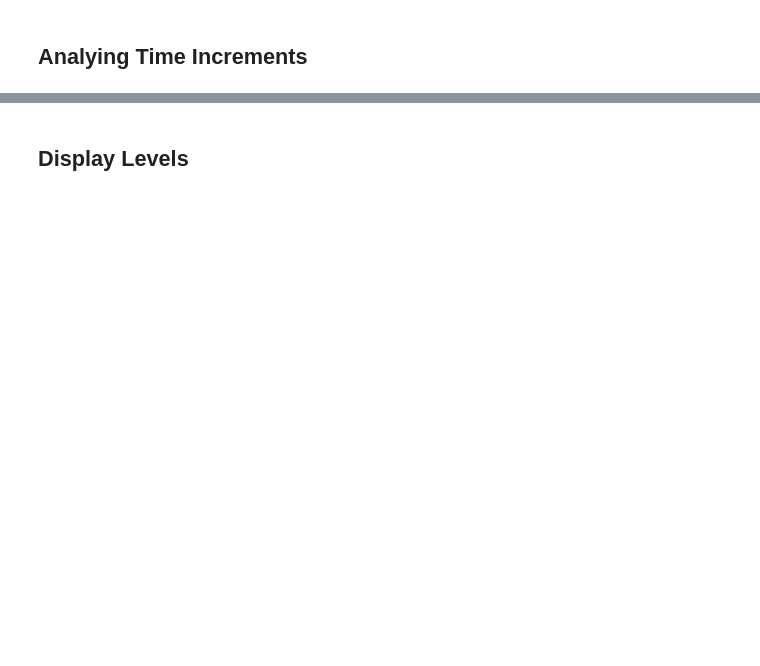
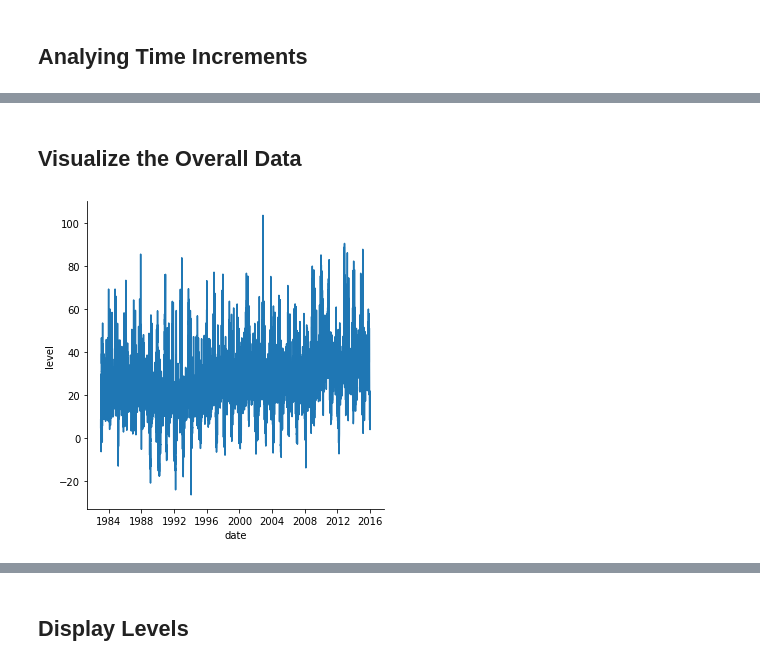
Before and after one commit to kmcguigan1/Time-Series-Playground, a Jupyter notebook: 0-Explotatory-data-analysis.ipynb, the cells around one changed output, grey strips where cells are left out. Drawn from its saved outputs; the diff is of its cells as text; code cells hidden in the pictures; blank space fills up the shorter version.

```diff
--- a/0-Explotatory-data-analysis.ipynb
+++ b/0-Explotatory-data-analysis.ipynb
@@ -26,0 +38,3 @@ df.head()
+# %%
+df = df.set_index('datetime',drop=True).resample("H").sum().reset_index(drop=False)
+df
@@ -60,3 +73,0 @@ INCREMENT: 7200 FROM 251423: 8.0 TO 251424: 8.0
-# %%
-df = df.drop(axis=0, index=[x[0] for x in bad_indecies if values[x[1]] - values[x[0]] == 0]).reset_index()
-df.head()
@@ -92,0 +86,10 @@ INCREMENT: 7200 FROM 251418: 8.0 TO 251419: 8.0
+# %% [markdown]
+## **Visualize the Overall Data**
+# %%
+mean_df = df.copy()
+mean_df['date'] = mean_df['datetime'].apply(lambda x: datetime(x.year, x.month, x.day))
+mean_df = mean_df.groupby('date')[['level']].mean()
+sns.relplot(data=mean_df, x="date", y="level", kind="line", legend=True)
+plt.show()
+# %% [output]
+[figure, added]
```
Also changed, not shown: parts of 38 cells of this notebook, 25 other files.
